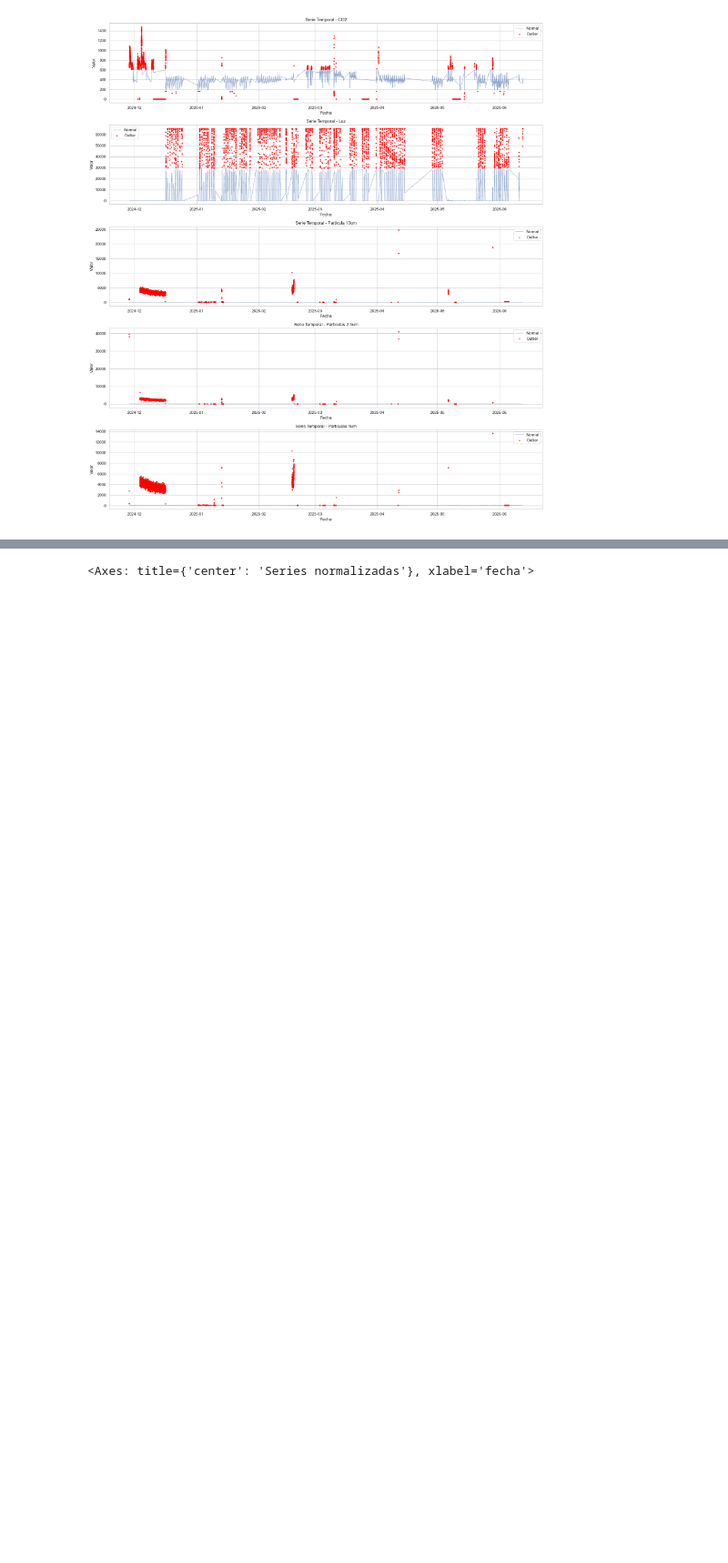
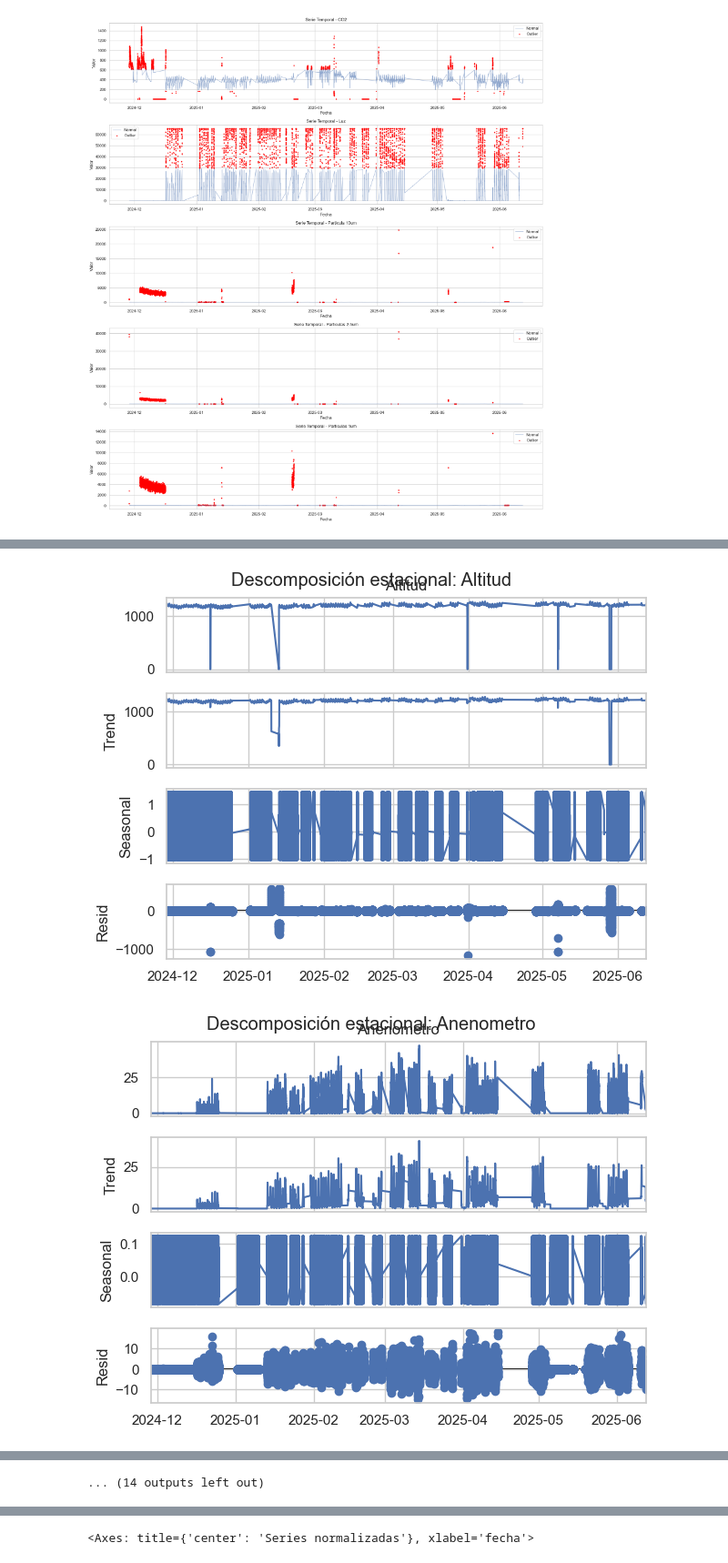
Before and after one commit to JoaquinCar/ScikitLearn_MachineLearning, a Jupyter notebook: estacion1/EDA.ipynb, the cells around one changed output, grey strips where cells are left out. Shown at 91% size. Cells and saved outputs as stored; diff of their text form; code cells hidden in the pictures; blank space fills up the shorter version.

```diff
--- a/estacion1/EDA.ipynb
+++ b/estacion1/EDA.ipynb
@@ -315,0 +355,34 @@ correlation_matrix = df_pivot.corr()
+# %%
+import pandas as pd
+import matplotlib.pyplot as plt
+from statsmodels.tsa.seasonal import seasonal_decompose
+from statsmodels.graphics.tsaplots import plot_acf, plot_pacf
+
+# Cargar y pivotear datos
+dfa = pd.read_csv('estacion1.csv', parse_dates=['fecha'])
+pivot_dfa = dfa.pivot(index='fecha', columns='sensor_name', values='sensor_dato')
+pivot_dfa = pivot_dfa.apply(pd.to_numeric, errors='coerce')
+
+# 1. Análisis de estacionalidad y tendencia
+for col in pivot_dfa.columns:
+    serie = pivot_dfa[col].dropna()
+    if len(serie) > 30:  # Necesitas suficientes datos para descomponer
+        result = seasonal_decompose(serie, model='additive', period=24)  # Ajusta 'period' según tus datos
+        result.plot()
+        plt.suptitle(f'Descomposición estacional: {col}')
+        plt.show()
+
+# 2. Autocorrelación y lags
+for col in pivot_dfa.columns:
+    serie = pivot_dfa[col].dropna()
+    if len(serie) > 30:
+        fig, axes = plt.subplots(1, 2, figsize=(12, 4))
+        plot_acf(serie, ax=axes[0], lags=24)
+        plot_pacf(serie, ax=axes[1], lags=24)
+        axes[0].set_title(f'ACF: {col}')
+        axes[1].set_title(f'PACF: {col}')
+        plt.tight_layout()
+        plt.show()
+# %% [output]
+[figure, added]
+[figure, added]
@@ -315,0 +399 @@ correlation_matrix = df_pivot.corr()
+... (14 outputs left out)
```
Also changed, not shown: parts of 5 cells of this notebook.
